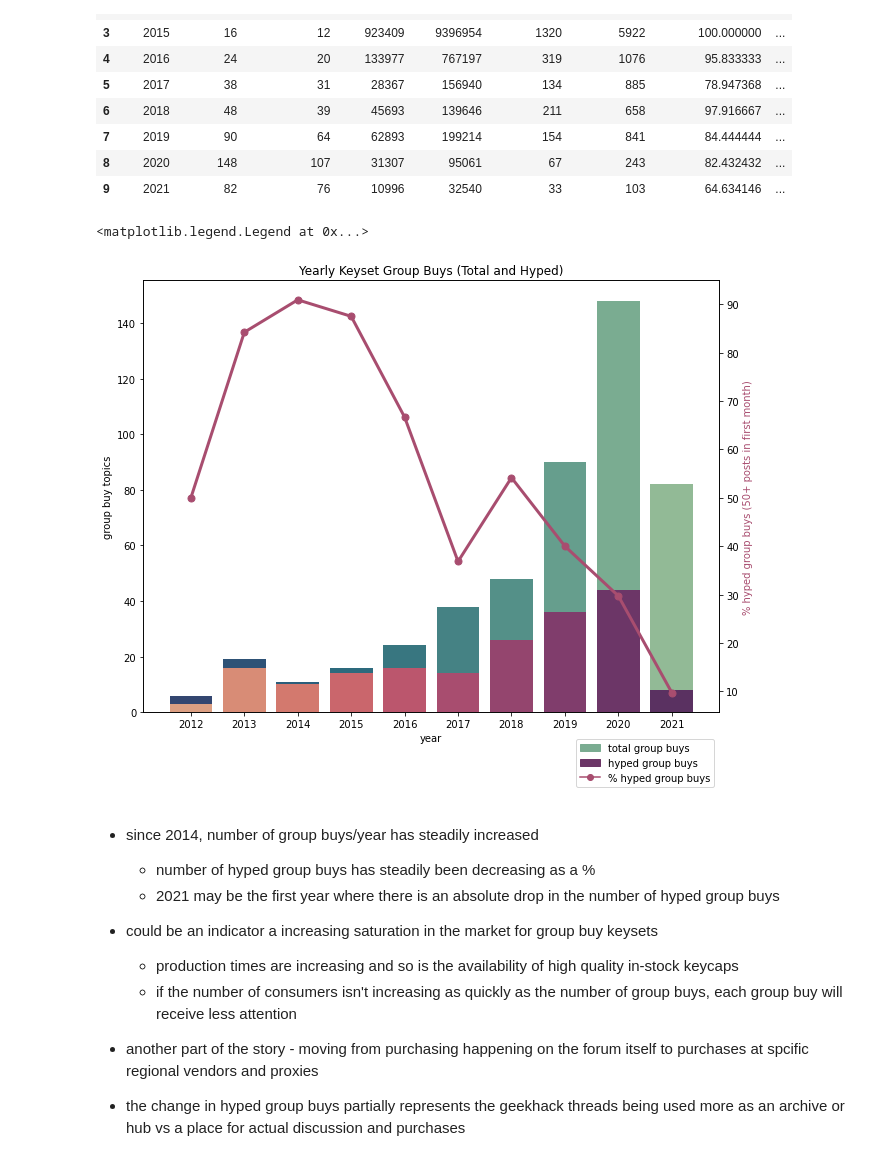
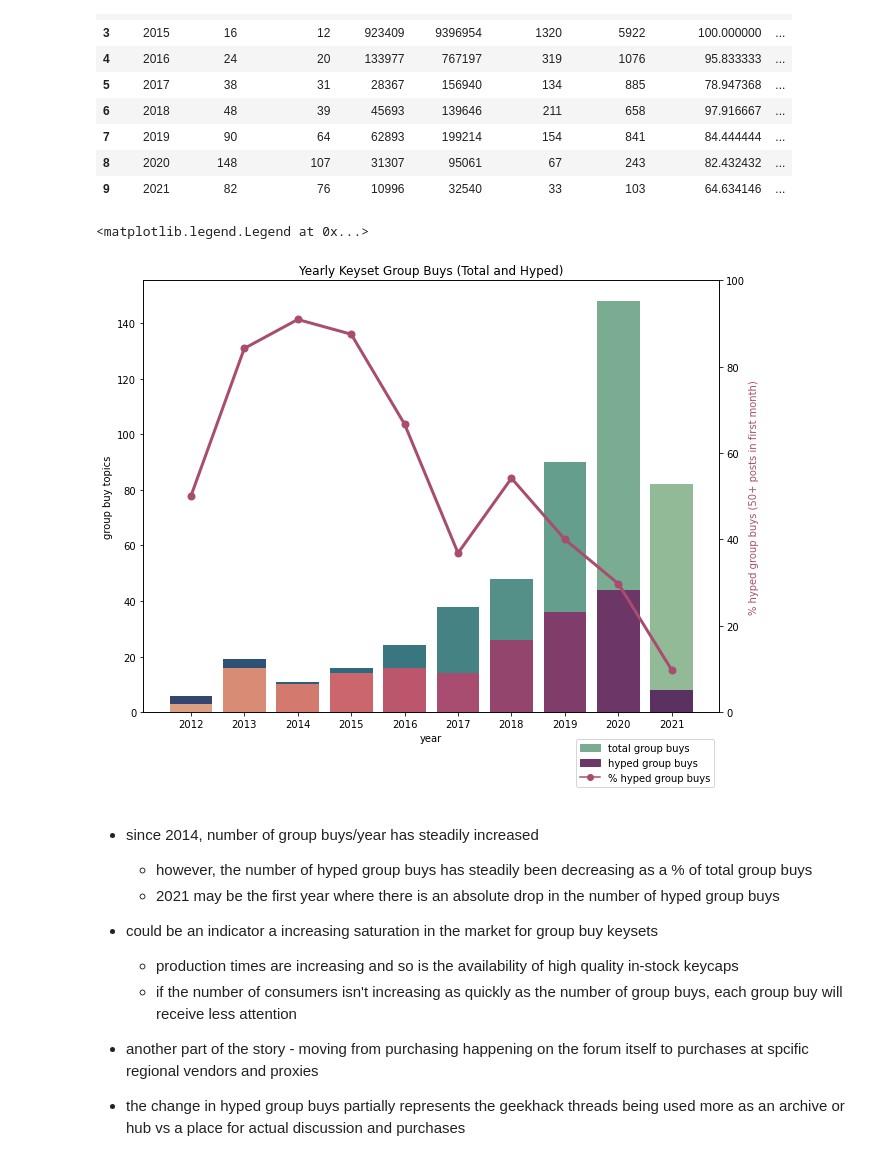
Before and after one commit to mattsalinero/mechanalysis, a Jupyter notebook: mechgraphing.ipynb, the cells around one changed output. Drawn from its saved outputs; the diff is of its cells as text; code cells hidden in the pictures.

```diff
--- a/mechgraphing.ipynb
+++ b/mechgraphing.ipynb
@@ -111,32 +111,38 @@ yearly_df.head(10)
 | 8 | 2020 | 148 | 107 | 31307 | 95061 | 67 | 243 | 82.432432 | ... |
 | 9 | 2021 | 82 | 76 | 10996 | 32540 | 33 | 103 | 64.634146 | ... |
 # %%
+# yearly group buys plot
+
 # create plot and set up twin axis
 yearly_plot = plt.figure(figsize=[8,6])
 yearly_ax1 = yearly_plot.add_axes([1, 1, 1, 1])
 yearly_ax2 = yearly_ax1.twinx()
+yearly_ax2.set_ylim(0, 100)
 
 # plot total gbs, "popular" gbs, and % popular gbs
 sns.barplot(data=yearly_df, x='gb_year', y='num_gbs', palette='crest_r', ax=yearly_ax1)
 sns.barplot(data=yearly_df, x='gb_year', y='count_hyped', palette='flare', ax=yearly_ax1)
 yearly_ax2.plot(yearly_df['gb_year'], yearly_df['pct_hyped'],
                 marker='o', linewidth=3, markersize=7, color='#A84D6F')
+
+# make green "active" (same as hyped but with 25 posts)
+# <25 is grey
 
 # add axis labels/legend
 yearly_ax1.set_title("Yearly Keyset Group Buys (Total and Hyped)")
 yearly_ax1.set_xlabel('year')
 yearly_ax1.set_ylabel('group buy topics')
 yearly_ax2.set_ylabel('% hyped group buys (50+ posts in first month)', color='#A84D6F')
 gb_patch = mpatches.Patch(color='#7AAC91', label='total group buys')
 pop_patch = mpatches.Patch(color='#6C3667', label='hyped group buys')
 pct_patch = mlines.Line2D([], [], color='#A84D6F', marker='o', label='% hyped group buys')
 plt.legend(handles=[gb_patch, pop_patch, pct_patch], bbox_to_anchor=(1, -0.05), loc='upper right')
 # %% [output]
 <matplotlib.legend.Legend at 0x...>
-[figure, old version]
+[figure, new version]
 # %% [markdown]
 - since 2014, number of group buys/year has steadily increased
-    - number of hyped group buys has steadily been decreasing as a %
+    - however, the number of hyped group buys has steadily been decreasing as a % of total group buys
     - 2021 may be the first year where there is an absolute drop in the number of hyped group buys
 
 - could be an indicator a increasing saturation in the market for group buy keysets
```
Also changed, not shown: parts of 16 cells of this notebook, 1 other file.
